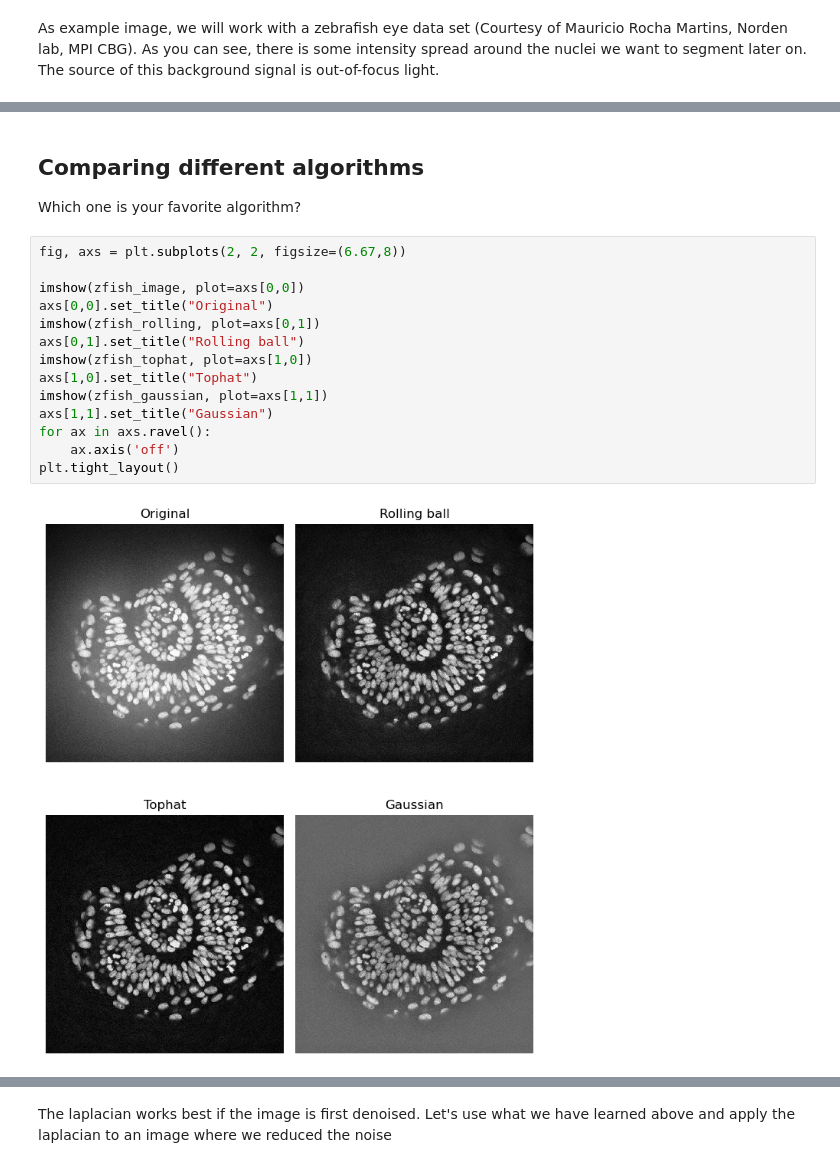
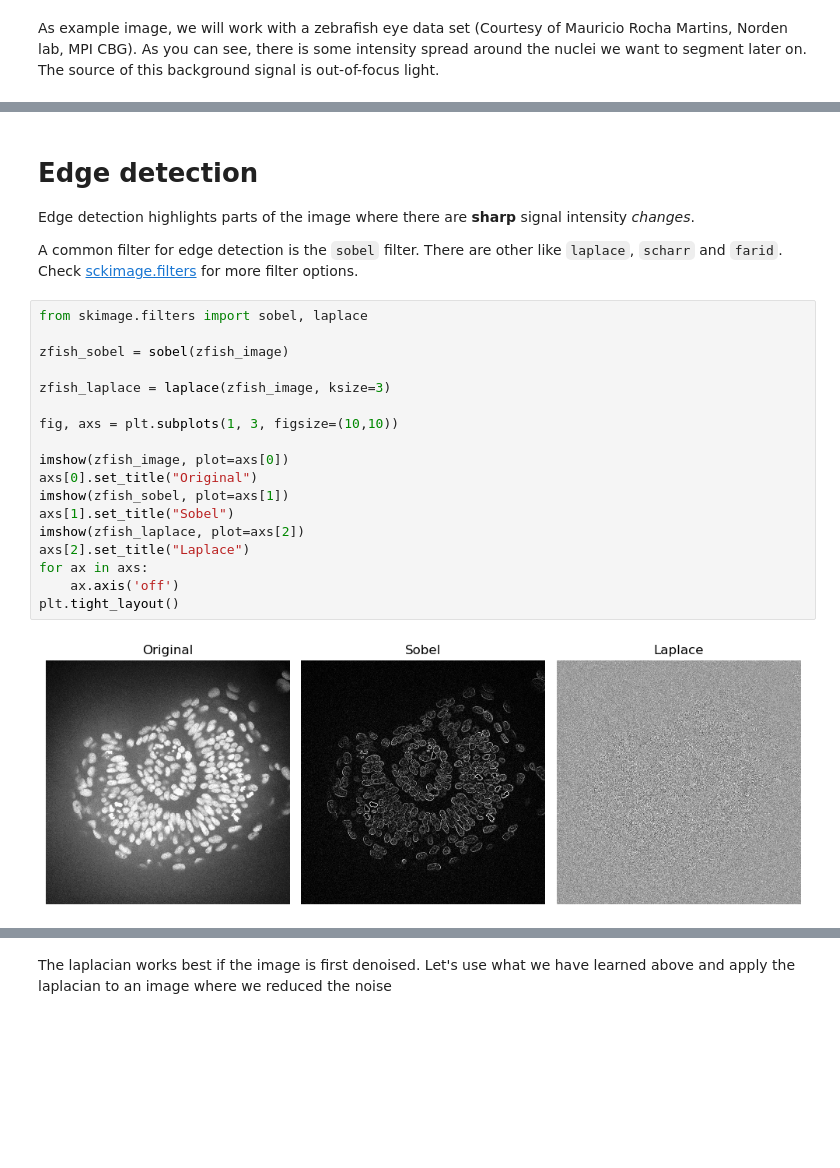
Before and after one commit to BiAPoL/PoL-BioImage-Analysis-TS-Early-Career-Track, a Jupyter notebook: docs/day1e_image_processing/04_Filters.ipynb, the cells around one changed output, grey strips where cells are left out. Saved outputs shown, nothing was run; the diff lists cells and outputs as text; blank space fills up the shorter version.

Commit message:
Add more explanations to notebook and update exercise image
- Separate filters from background reduction

```diff
--- a/docs/day1e_image_processing/04_Filters.ipynb
+++ b/docs/day1e_image_processing/04_Filters.ipynb
@@ -116,23 +142,29 @@ for ax in axs:
 plt.tight_layout()
 # %% [output]
 [figure]
-# %% [markdown]
-## Comparing different algorithms
-
-Which one is your favorite algorithm?
+# %% [markdown]
+# Edge detection
+
+Edge detection highlights parts of the image where there are **sharp** signal intensity _changes_.
+
+A common filter for edge detection is the `sobel` filter. There are other like `laplace`, `scharr` and `farid`. Check [sckimage.filters](https://scikit-image.org/docs/dev/api/skimage.filters.html#) for more filter options.
 # %%
-fig, axs = plt.subplots(2, 2, figsize=(6.67,8))
+from skimage.filters import sobel, laplace
 
-imshow(zfish_image, plot=axs[0,0])
-axs[0,0].set_title("Original")
-imshow(zfish_rolling, plot=axs[0,1])
-axs[0,1].set_title("Rolling ball")
-imshow(zfish_tophat, plot=axs[1,0])
-axs[1,0].set_title("Tophat")
-imshow(zfish_gaussian, plot=axs[1,1])
-axs[1,1].set_title("Gaussian")
-for ax in axs.ravel():
+zfish_sobel = sobel(zfish_image)
+
+zfish_laplace = laplace(zfish_image, ksize=3)
+
+fig, axs = plt.subplots(1, 3, figsize=(10,10))
+
+imshow(zfish_image, plot=axs[0])
+axs[0].set_title("Original")
+imshow(zfish_sobel, plot=axs[1])
+axs[1].set_title("Sobel")
+imshow(zfish_laplace, plot=axs[2])
+axs[2].set_title("Laplace")
+for ax in axs:
     ax.axis('off')
 plt.tight_layout()
 # %% [output]
-[figure, old version]
+[figure, new version]
```
Also changed, not shown: parts of 25 cells of this notebook.
